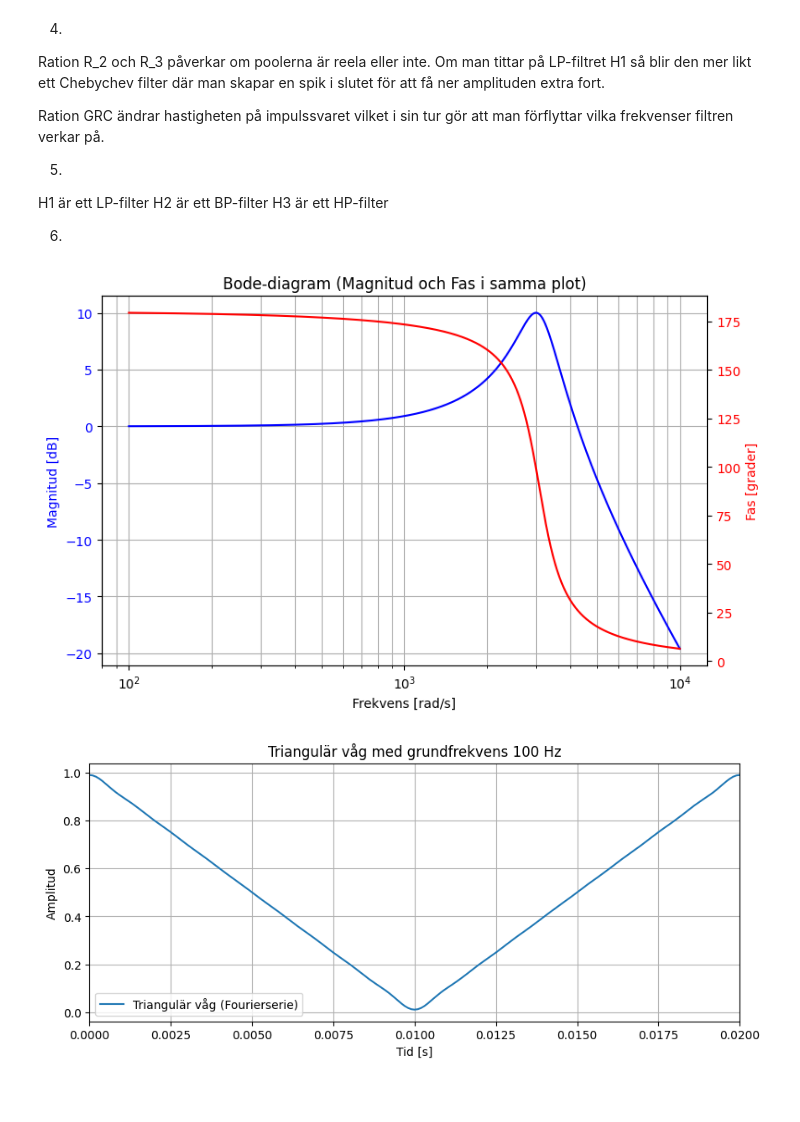
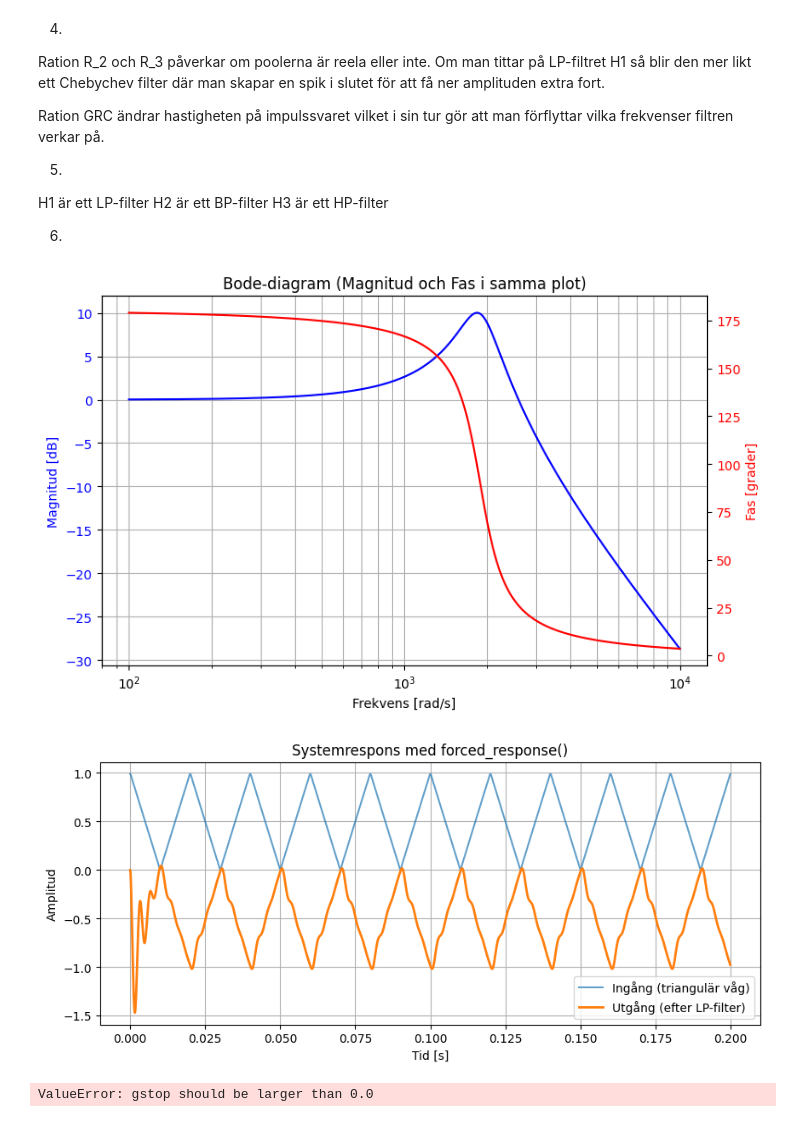
Before and after one commit to todrre/sigsys, a Jupyter notebook: Result.ipynb, the cells around one changed output. Saved outputs shown, nothing was run; the diff lists cells and outputs as text; code cells hidden in the pictures; blank space fills up the shorter version.

```diff
--- a/Result.ipynb
+++ b/Result.ipynb
@@ -83,10 +83,9 @@ import numpy as np
 import matplotlib.pyplot as plt
 
 
-a = 600 * np.pi + 1200 # Denna behöver räknas ut och är idag en gissning
+a = 600 * np.pi # Denna behöver räknas ut och är idag en gissning
 b = 0.32 # Denna är uträknad 1 / (2 * c * np.sqrt(1 - c ** 2)), b = 2c
 H_1 = ct.tf([0, 0, -a**2], [1, b * a, a ** 2])
-
 # Frekvensvektor
 omega = np.logspace(2, 4, 2000)   # 10^0 till 10^3 rad/s
 s = 1j * omega
@@ -116,39 +115,79 @@ plt.title("Bode-diagram (Magnitud och Fas i samma plot)")
 plt.tight_layout()
 plt.show()
 # %% [output]
-[figure, old version]
+[figure, new version]
 # %%
+# Uppgift 7
+
 import numpy as np
 import control as ct
 import matplotlib.pyplot as plt
 
 # 1. Grundparametrar
 f_0 = 100         # grundfrekvens [Hz]
 T_0 = 1 / f_0     # period [s]
-fs = 10000        # samplingsfrekvens [Hz]
+fs = 10000    # samplingsfrekvens [Hz]
 t = np.arange(0, 20*T_0, 1/fs)   # simulera 5 perioder
 h = 1             # amplitud
+
+
+a = 1930 # Denna behöver räknas ut och är idag en gissning
+b = 0.32 # Denna är uträknad 1 / (2 * c * np.sqrt(1 - c ** 2)), b = 2c
+H_1 = ct.tf([-a**2], [1, b * a, a ** 2]) # I nuläget är det ett inverterande lp-filter
 
 # 2. Definiera Fourierserie för triangulär våg
 def triangel_term(n, t, L):
     return 1 / (2 * n - 1) ** 2 * np.cos((2 * n - 1) * np.pi * t / L)
 
 def triangelvåg(t, h, L, N=9):
     # N = antal termer i Fourierserien (ju fler, desto mer "ideal")
     return h / 2 + 4 * h / np.pi ** 2 * sum(triangel_term(n, t, L) for n in range(1, N+1))
 
 # 3. Skapa signal
 signal = triangelvåg(t, h, T_0, N=9)
 
-# 4. Plotta signalen
+T_out, y_out = ct.forced_response(H_1, T=t, U=signal)
+
+# 5. Plotta resultatet
 plt.figure(figsize=(10, 4))
-plt.plot(t, signal, label="Triangulär våg (Fourierserie)")
-plt.title("Triangulär våg med grundfrekvens 100 Hz")
+plt.plot(t, signal, label="Ingång (triangulär våg)", alpha=0.7)
+plt.plot(T_out, y_out, label="Utgång (efter LP-filter)", linewidth=2)
 plt.xlabel("Tid [s]")
 plt.ylabel("Amplitud")
+plt.title("Systemrespons med forced_response()")
+plt.legend()
 plt.grid(True)
-plt.legend()
-plt.xlim(0, 2*T_0)  # zooma in på två perioder
 plt.show()
 # %% [output]
-[figure, old version]
+[figure, new version]
+# %%
+# Del 2
+# 1) samplingsfrekvensen måste vara över 2 * 8kHz enligt Nyquist teoremet
+# Men högst 24kHz
+# Så den kan vara exempelvis 18kHz
+
+import numpy as np
+import scipy.signal as signal
+
+# 2)
+# Spec för A-A filter:
+fs = 18e3 # Samplingsfrekvens
+fp = 9e3 # Passbandfrekvens
+fb = 10e3 # Stoppbandfrekvens
+mr = 3 # Max rippel
+md = 20*np.log10(2**-12) # Min dämpning
+
+
+N, Wn = signal.cheb1ord(wp=fp
+                , fs=fs
+                , ws=fb
+                , gpass=mr
+                , gstop=md
+                , analog=True)
+
+b, a = signal.cheby1(N, mr, Wn, 'low', analog=True)
+LP_filter = ct.lti(b,a)
+
+#signal_och_brus_byggare = lambda t :
+# %% [output]
+ValueError: gstop should be larger than 0.0
```
Also changed, not shown: 1 other file.
